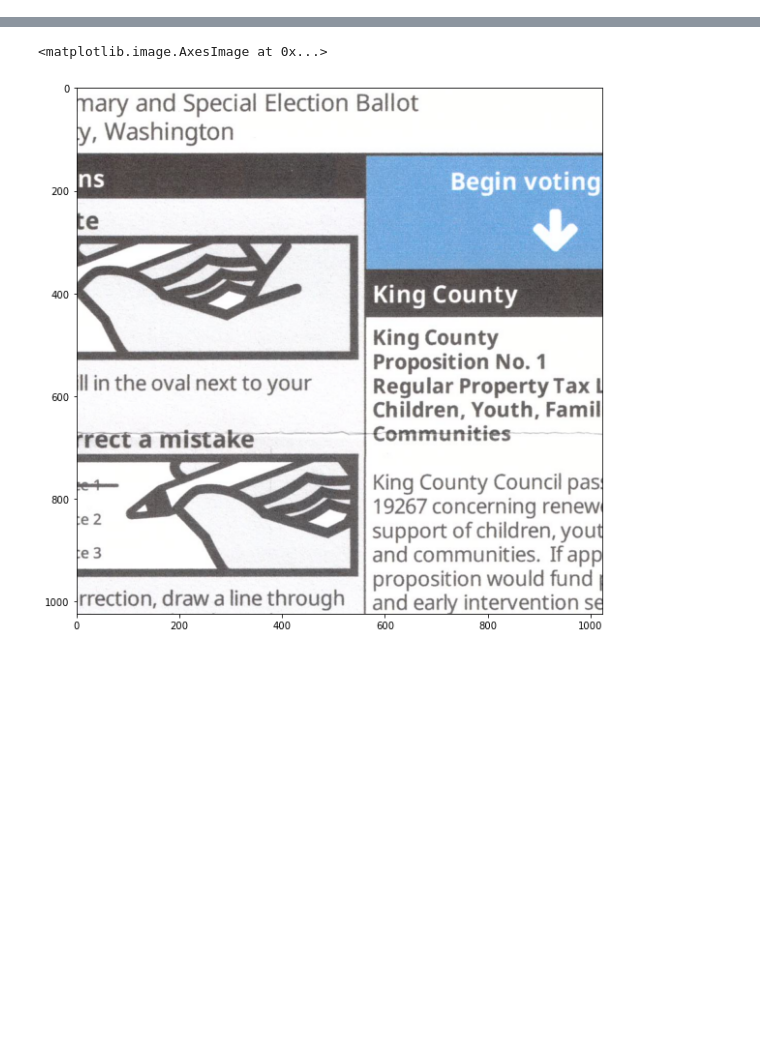
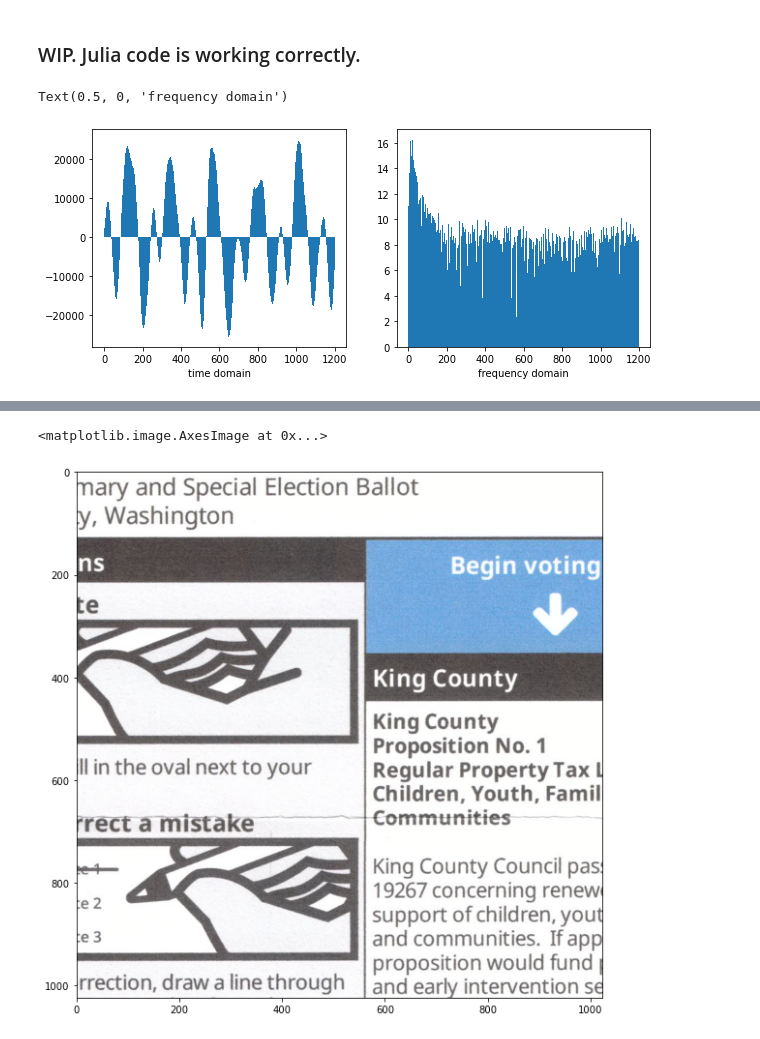
Before and after one commit to maxkapur/CompressedSensing, a Jupyter notebook: PythonCompressedSensing.ipynb, the cells around one changed output, grey strips where cells are left out. Cells and saved outputs as stored; diff of their text form; code cells hidden in the pictures; blank space fills up the shorter version.

```diff
--- a/PythonCompressedSensing.ipynb
+++ b/PythonCompressedSensing.ipynb
@@ -1,3 +1,5 @@
+# %% [markdown]
+### WIP. Julia code is working correctly.
 # %%
 import numpy as np
 import matplotlib.pyplot as plt
@@ -7 +9,13 @@ from scipy.optimize import minimize, LinearConstraint
 import cvxpy as cp
+# %%
+N = 1200
+sound = wavfile.read("piano.wav")[1][:N]
+
+fig, ax = plt.subplots(1, 2, figsize=(10, 4))
+ax[0].bar(range(N), sound, width=1)
+ax[0].set_xlabel("time domain")
+ax[1].bar(range(N), np.log(np.abs(dctn(sound))), width=1)
+ax[1].set_xlabel("frequency domain")
+# %% [output]
+Text(0.5, 0, 'frequency domain')
+[figure, added]
```
Also changed, not shown: parts of 13 cells of this notebook, 4 other files.
